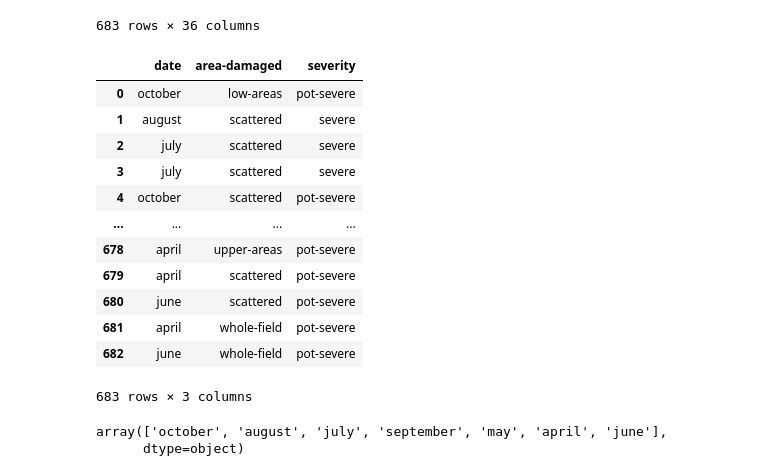
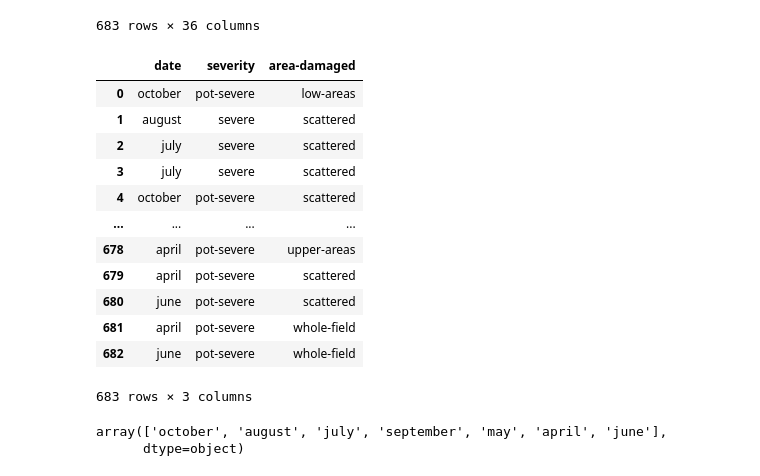
Before and after one commit to paulinomary/APRP-Deliveries, a Jupyter notebook: Assignment_1.ipynb, the cells around one changed output. Drawn from its saved outputs; the diff is of its cells as text; code cells hidden in the pictures.

```diff
--- a/Assignment_1.ipynb
+++ b/Assignment_1.ipynb
@@ -601,22 +601,22 @@ fullbean
 | 682 | june | lt-normal | gt-norm | lt-norm | yes | same-lst-yr | whole-field | pot-severe | none | ... |
 683 rows × 36 columns
 # %%
-minib = pd.DataFrame(fullbean, columns=['date', 'area-damaged'])
-minib['severity'] = fullbean['severity']
+minib = pd.DataFrame(fullbean, columns=['date', 'severity'])
+minib['area-damaged'] = fullbean['area-damaged']
 minib
 # %% [output]
-|  | date | area-damaged | severity |
-| 0 | october | low-areas | pot-severe |
-| 1 | august | scattered | severe |
-| 2 | july | scattered | severe |
-| 3 | july | scattered | severe |
-| 4 | october | scattered | pot-severe |
+|  | date | severity | area-damaged |
+| 0 | october | pot-severe | low-areas |
+| 1 | august | severe | scattered |
+| 2 | july | severe | scattered |
+| 3 | july | severe | scattered |
+| 4 | october | pot-severe | scattered |
 | ... | ... | ... | ... |
-| 678 | april | upper-areas | pot-severe |
-| 679 | april | scattered | pot-severe |
-| 680 | june | scattered | pot-severe |
-| 681 | april | whole-field | pot-severe |
-| 682 | june | whole-field | pot-severe |
+| 678 | april | pot-severe | upper-areas |
+| 679 | april | pot-severe | scattered |
+| 680 | june | pot-severe | scattered |
+| 681 | april | pot-severe | whole-field |
+| 682 | june | pot-severe | whole-field |
 683 rows × 3 columns
 # %%
 uniquedate = minib['date'].unique()
```
Also changed, not shown: parts of 41 cells of this notebook, 1 other file.
